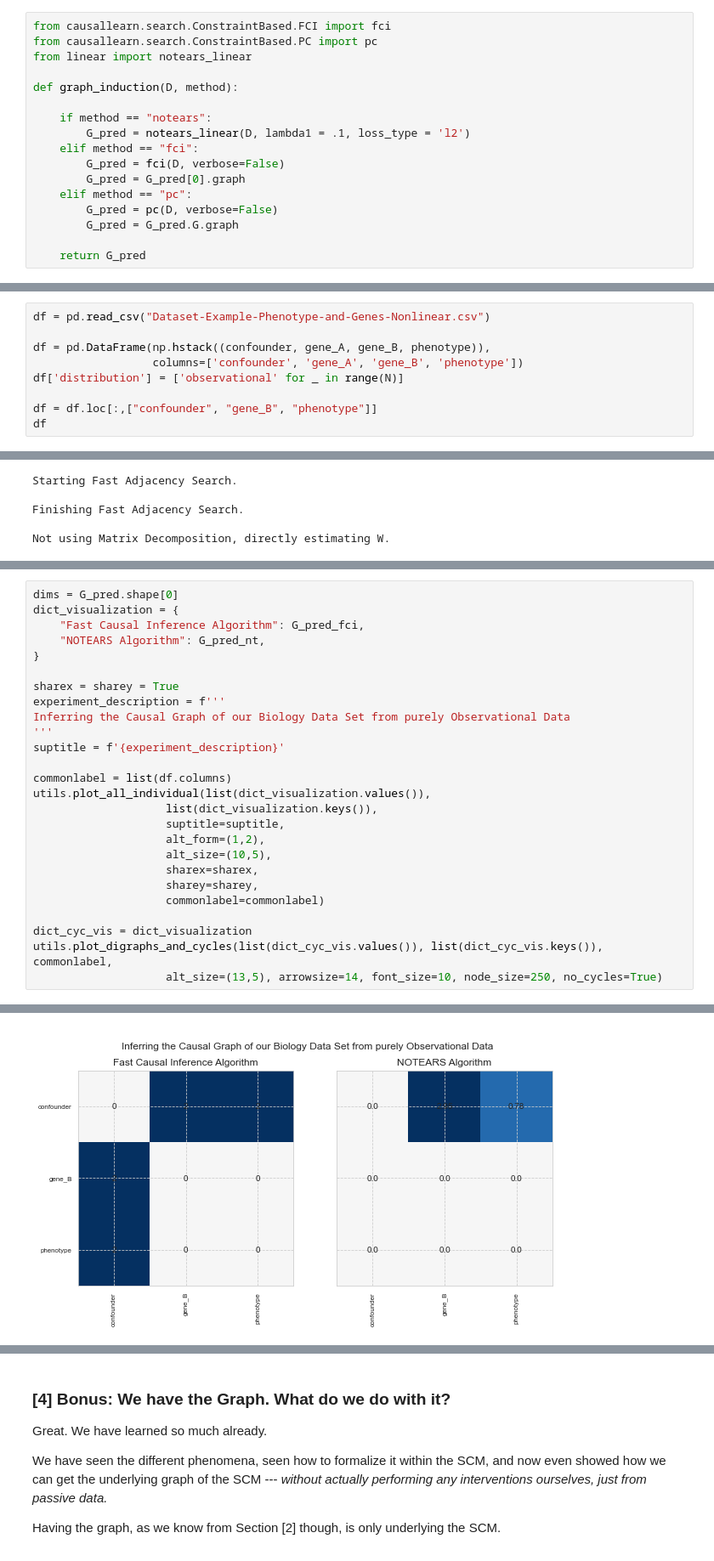
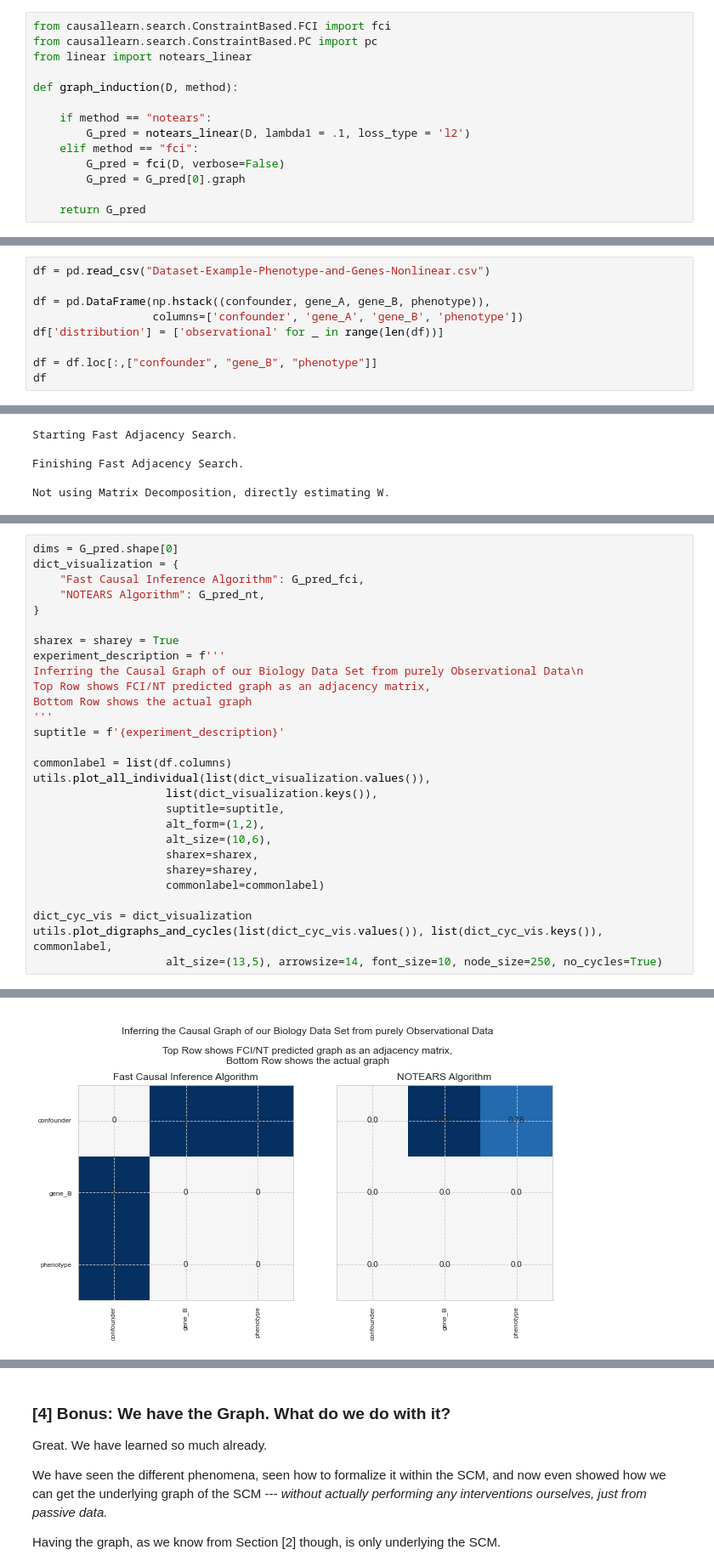
Before and after one commit to zecevic-matej/SMLW-Causality-Tutorial, a Jupyter notebook: Tutorial-on-Causality.ipynb, the cells around one changed output, grey strips where cells are left out. Shown: that part at 85% size. Drawn from its saved outputs; the diff is of its cells as text.

```diff
--- a/Tutorial-on-Causality.ipynb
+++ b/Tutorial-on-Causality.ipynb
@@ -368,9 +396,6 @@ def graph_induction(D, method):
     elif method == "fci":
         G_pred = fci(D, verbose=False)
         G_pred = G_pred[0].graph
-    elif method == "pc":
-        G_pred = pc(D, verbose=False)
-        G_pred = G_pred.G.graph
 
     return G_pred
 # %% [markdown]
@@ -384,7 +407,7 @@ df = pd.read_csv("Dataset-Example-Phenotype-and-Genes-Nonlinear.csv")
 
 df = pd.DataFrame(np.hstack((confounder, gene_A, gene_B, phenotype)),
                   columns=['confounder', 'gene_A', 'gene_B', 'phenotype'])
-df['distribution'] = ['observational' for _ in range(N)]
+df['distribution'] = ['observational' for _ in range(len(df))]
 
 df = df.loc[:,["confounder", "gene_B", "phenotype"]]
 df
@@ -419,31 +439,33 @@ from string import ascii_uppercase
 # %%
 dims = G_pred.shape[0]
 dict_visualization = {
     "Fast Causal Inference Algorithm": G_pred_fci,
     "NOTEARS Algorithm": G_pred_nt,
 }
 
 sharex = sharey = True
 experiment_description = f'''
-Inferring the Causal Graph of our Biology Data Set from purely Observational Data
+Inferring the Causal Graph of our Biology Data Set from purely Observational Data\n
+Top Row shows FCI/NT predicted graph as an adjacency matrix,
+Bottom Row shows the actual graph
 '''
 suptitle = f'{experiment_description}'
 
 commonlabel = list(df.columns)
 utils.plot_all_individual(list(dict_visualization.values()),
                     list(dict_visualization.keys()),
                     suptitle=suptitle,
                     alt_form=(1,2),
-                    alt_size=(10,5),
+                    alt_size=(10,6),
                     sharex=sharex,
                     sharey=sharey,
                     commonlabel=commonlabel)
 
 dict_cyc_vis = dict_visualization
 utils.plot_digraphs_and_cycles(list(dict_cyc_vis.values()), list(dict_cyc_vis.keys()), commonlabel,
                     alt_size=(13,5), arrowsize=14, font_size=10, node_size=250, no_cycles=True)
 # %% [output]
 <Figure size 432x288 with 0 Axes>
-[figure, old version]
+[figure, new version]
 [figure]
 # %% [markdown]
```
Also changed, not shown: parts of 75 cells of this notebook, 2 other files.
